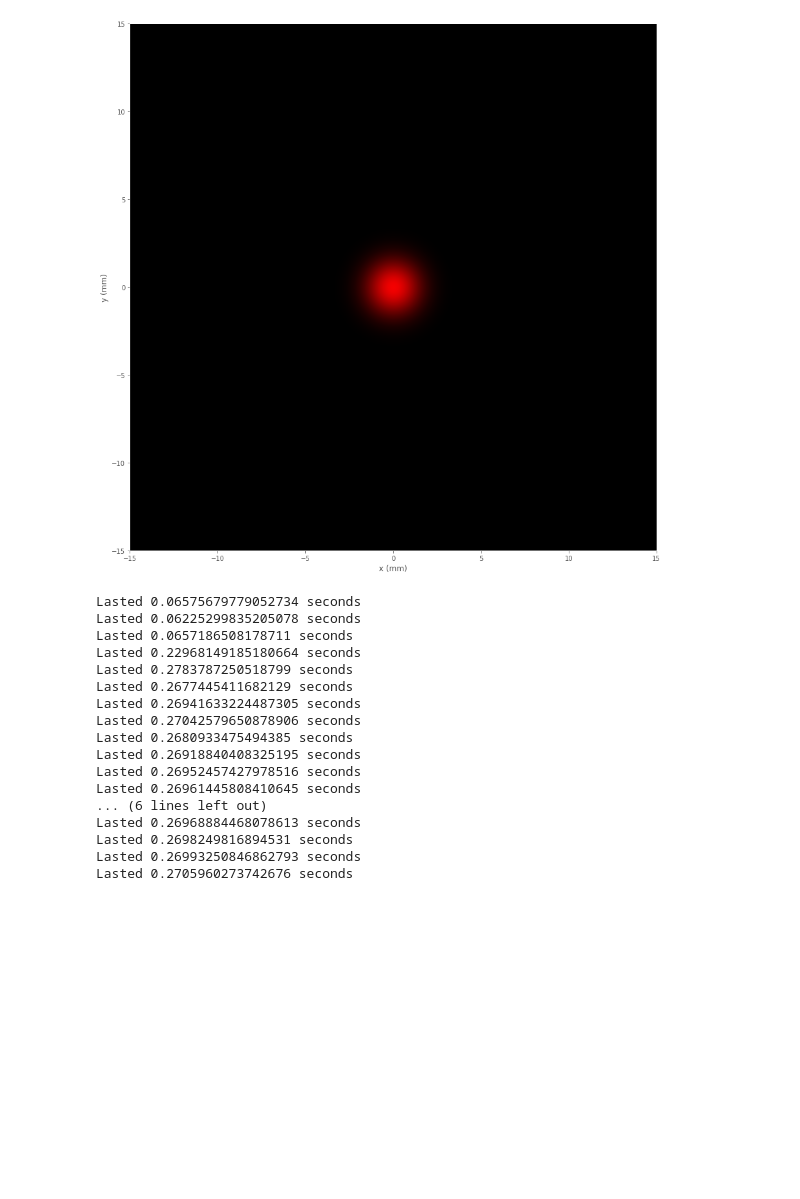
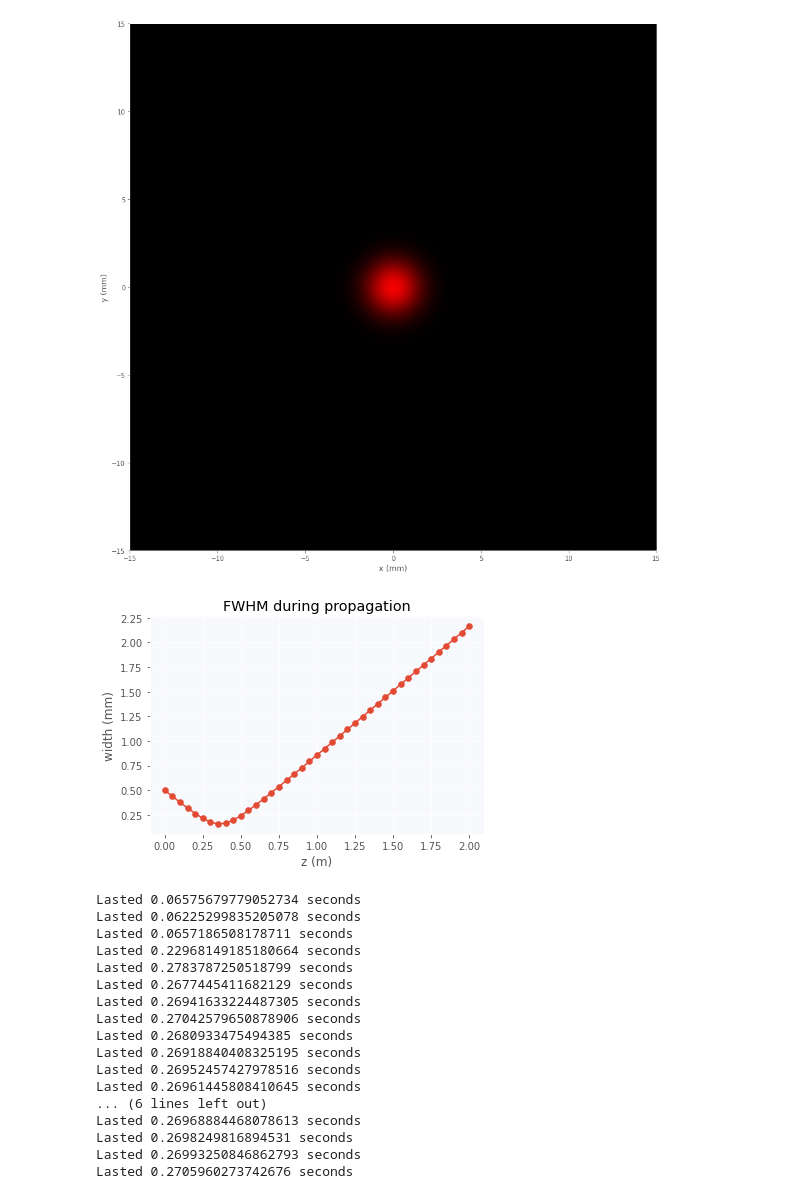
Before and after one commit to raeubaen/misc, a Jupyter notebook: codice_bpm.ipynb, the cells around one changed output. Cells and saved outputs as stored; diff of their text form; code cells hidden in the pictures; blank space fills up the shorter version.

```diff
--- a/codice_bpm.ipynb
+++ b/codice_bpm.ipynb
@@ -511,7 +511,7 @@ Ib = 1.0; # background illumination
 Lambda = 0.651e-6; # wavelength
 k0 = 2*np.pi/Lambda; # vacuum wavevector
 n0 = 1; # background index of refraction
-Lz = 2; # computational length of sample
+Lz = 1; # computational length of sample
 Lx = 30e-3; # computational width of sample
 Chirp = -0.0*6*230000.0; # input linear chirp parameter
 h = 0*0.67e-3;
@@ -565,6 +565,35 @@ plt.show()
 plt.close()
 # %% [output]
 [figure]
+# %%
+# we evaluate beam widths (FWHM) as the 2nd moment of a gaussian function
+
+def get_widths(FieldModuleMemory):
+  # extends grids X and Y to a third axis
+  # in order to make possible multiplying by FieldModuleMemory
+  _X = cp.stack((X,)*(nstepz+1), axis=-1)
+  _Y = cp.stack((Y,)*(nstepz+1), axis=-1)
+
+  norms = cp.sum(FieldModuleMemory, axis=(0, 1))
+  widths = cp.sqrt(np.sum((_X**2+_Y**2)*FieldModuleMemory, axis=(0, 1))/norms)
+  return widths
+# %%
+z, widths = cp.asnumpy(z), cp.asnumpy(get_widths(mem))
+plt.scatter(z, 1000*widths)
+plt.xlabel("z (m)")
+plt.ylabel("width (mm)")
+plt.title("FWHM during propagation")
+
+def fwhm(z, a, b, c):
+  y = a*np.sqrt(1+(z-b)**2/c**2)
+  return y
+
+(a, b, c), pcov = curve_fit(fwhm, xdata=z, ydata=widths)
+plt.plot(z, 1000*fwhm(z, a, b, c))
+plt.savefig("lensgaussianbeamfwhm.pdf")
+plt.show()
+# %% [output]
+[figure, added]
 # %%
 save_animation(mem**2, "lens.mp4", axis=2, blit=True)
 # %%
```
Also changed, not shown: parts of 8 cells of this notebook.
